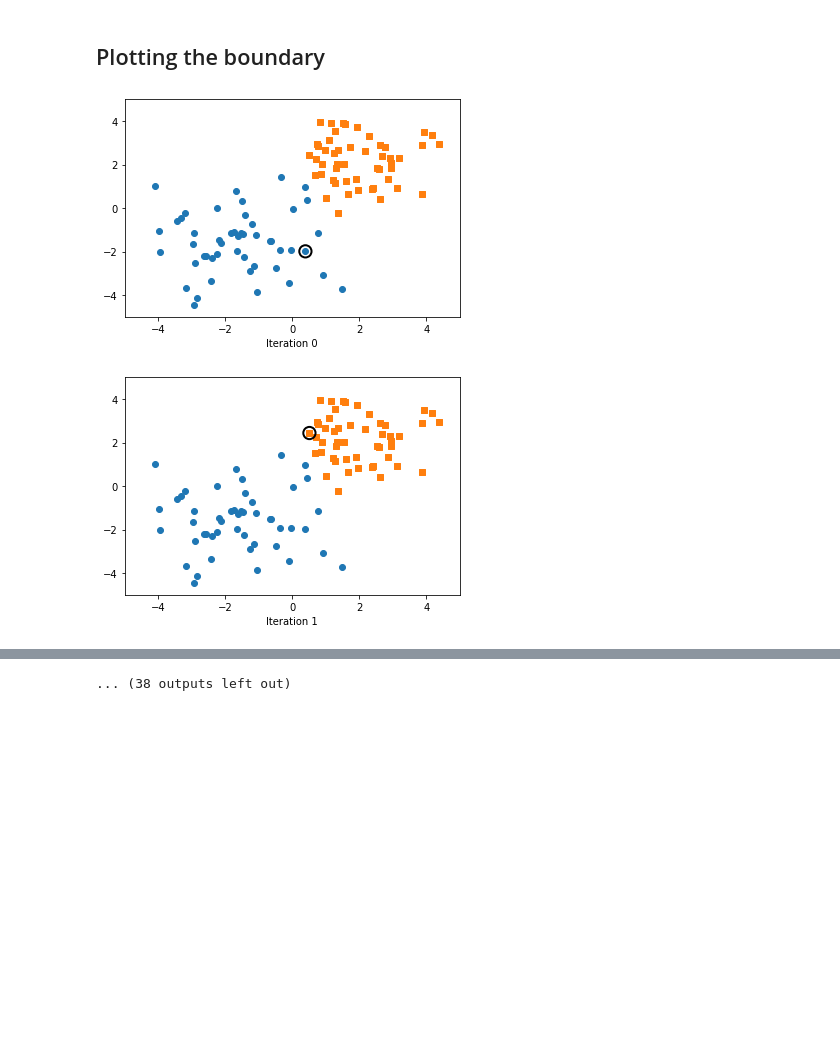
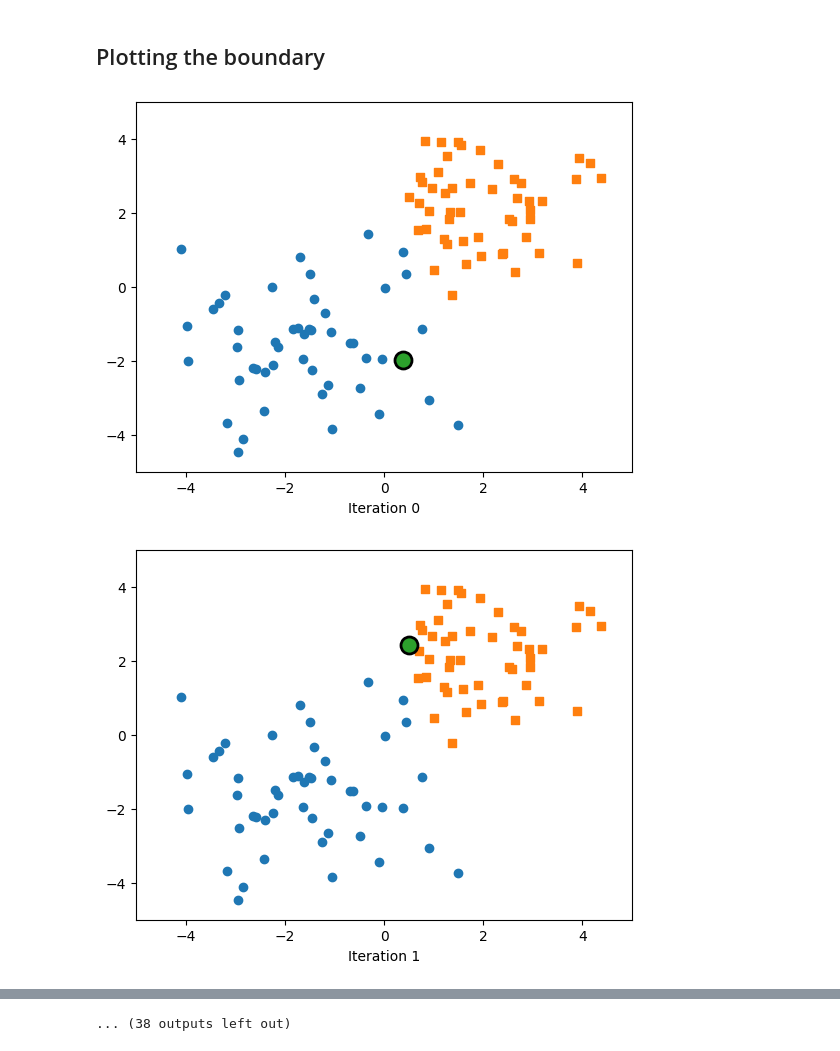
Before and after one commit to rishabhdutta/stat453-deep-learning-ss21, a Jupyter notebook: L03/code/perceptron-animation.ipynb, the cells around one changed output, grey strips where cells are left out. Cells and saved outputs as stored; diff of their text form; code cells hidden in the pictures; blank space fills up the shorter version.

```diff
--- a/L03/code/perceptron-animation.ipynb
+++ b/L03/code/perceptron-animation.ipynb
@@ -66,8 +66,8 @@ plt.show()
 class Perceptron():
     def __init__(self, num_features):
         self.num_features = num_features
-        self.weights = np.zeros((num_features, 1), dtype=np.float)
-        self.bias = np.zeros(1, dtype=np.float)
+        self.weights = np.zeros((num_features, 1), dtype=np.float64)
+        self.bias = np.zeros(1, dtype=np.float64)
 
     def forward(self, x):
         linear = np.dot(x, self.weights) + self.bias
@@ -129,12 +129,14 @@ for epoch in range(10):
 import imageio
 
 
-scatter_highlight_defaults = {'c': '',
-                              'edgecolor': 'k',
-                              'alpha': 1.0,
-                              'linewidths': 2,
-                              'marker': 'o',
-                              's': 150}
+scatter_highlight_defaults = {
+    'edgecolor': 'k',
+    'alpha': 1.0,
+    'linewidths': 2,
+    'marker': 'o',
+    's': 150
+}
+
 
 def plot(i):
 
@@ -144,32 +146,32 @@ def plot(i):
     x_min = -20
     y_min = ( (-(w[0] * x_min) - b[0])
               / w[1] )
 
     x_max = 20
     y_max = ( (-(w[0] * x_max) - b[0])
               / w[1] )
 
     ax.set_xlim([-5., 5])
     ax.set_ylim([-5., 5])
 
     ax.set_xlabel('Iteration %d' % i)
 
     ax.plot([x_min, x_max], [y_min, y_max], color='k')
 
     ax.scatter(X[y==0, 0], X[y==0, 1], label='class 0', marker='o')
     ax.scatter(X[y==1, 0], X[y==1, 1], label='class 1', marker='s')
 
     ax.scatter(X[i][0], X[i][1], **scatter_highlight_defaults)
 
     fig.canvas.draw();
     image = np.frombuffer(fig.canvas.tostring_rgb(), dtype='uint8')
     image = image.reshape(fig.canvas.get_width_height()[::-1] + (3,))
 
     return image
 
 
 kwargs_write = {'fps':1.0, 'quantizer':'nq'}
 imageio.mimsave('training.gif', [plot(i) for i in range(len(all_weights))], fps=1);
 # %% [output]
-[figure, old version]
+[figure, new version]
-[figure, old version]
+[figure, new version]
```
Also changed, not shown: parts of 1 cell of this notebook, 1 other file.
